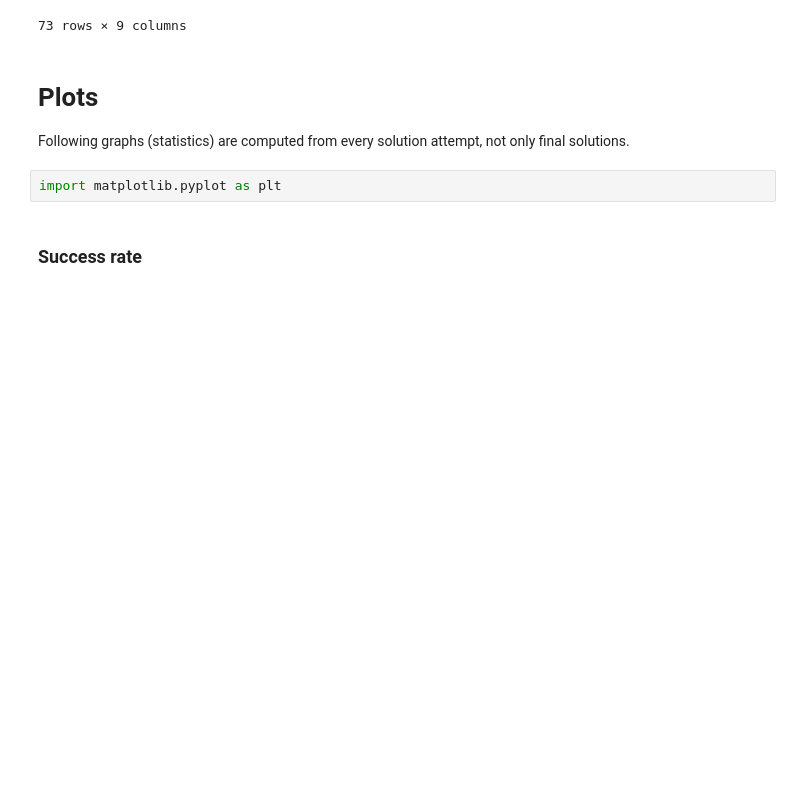
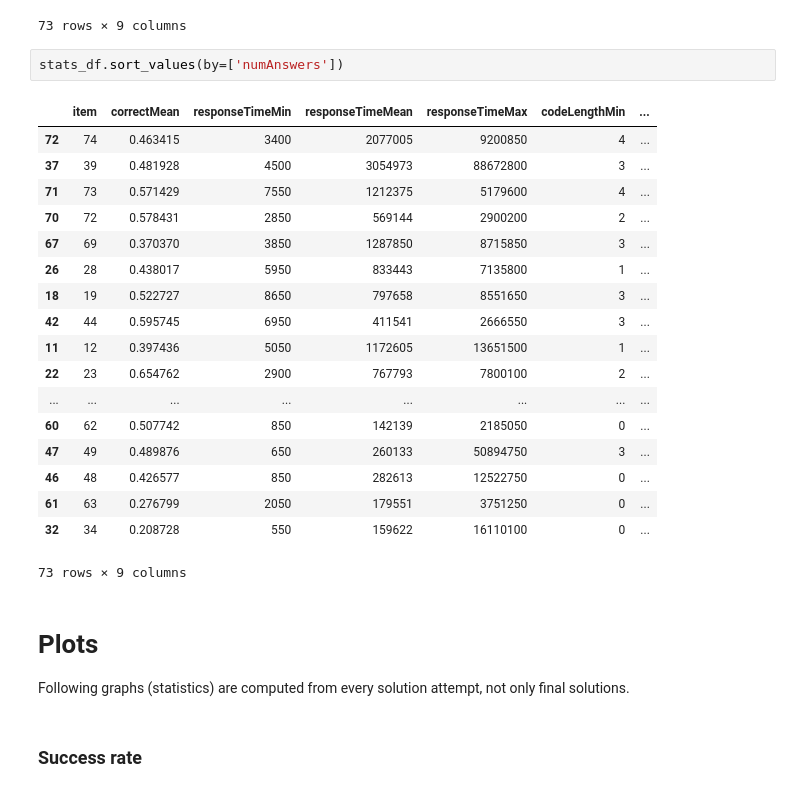
Before and after one commit to rastislavpapco/adaptive-learning-lab, a Jupyter notebook: adaptlearning.ipynb, the cells around one changed output. Saved outputs shown, nothing was run; the diff lists cells and outputs as text; blank space fills up the shorter version.

```diff
--- a/adaptlearning.ipynb
+++ b/adaptlearning.ipynb
@@ -149,11 +161,30 @@ stats_df.sort_values(by=['correctMean'])
 | 54 | 56 | 0.782967 | 5450 | 256034 | 24201150 | 3 | ... |
 | 57 | 59 | 0.785075 | 6750 | 209999 | 2266550 | 2 | ... |
 73 rows × 9 columns
+# %%
+stats_df.sort_values(by=['numAnswers'])
+# %% [output]
+|  | item | correctMean | responseTimeMin | responseTimeMean | responseTimeMax | codeLengthMin | ... |
+| 72 | 74 | 0.463415 | 3400 | 2077005 | 9200850 | 4 | ... |
+| 37 | 39 | 0.481928 | 4500 | 3054973 | 88672800 | 3 | ... |
+| 71 | 73 | 0.571429 | 7550 | 1212375 | 5179600 | 4 | ... |
+| 70 | 72 | 0.578431 | 2850 | 569144 | 2900200 | 2 | ... |
+| 67 | 69 | 0.370370 | 3850 | 1287850 | 8715850 | 3 | ... |
+| 26 | 28 | 0.438017 | 5950 | 833443 | 7135800 | 1 | ... |
+| 18 | 19 | 0.522727 | 8650 | 797658 | 8551650 | 3 | ... |
+| 42 | 44 | 0.595745 | 6950 | 411541 | 2666550 | 3 | ... |
+| 11 | 12 | 0.397436 | 5050 | 1172605 | 13651500 | 1 | ... |
+| 22 | 23 | 0.654762 | 2900 | 767793 | 7800100 | 2 | ... |
+| ... | ... | ... | ... | ... | ... | ... | ... |
+| 60 | 62 | 0.507742 | 850 | 142139 | 2185050 | 0 | ... |
+| 47 | 49 | 0.489876 | 650 | 260133 | 50894750 | 3 | ... |
+| 46 | 48 | 0.426577 | 850 | 282613 | 12522750 | 0 | ... |
+| 61 | 63 | 0.276799 | 2050 | 179551 | 3751250 | 0 | ... |
+| 32 | 34 | 0.208728 | 550 | 159622 | 16110100 | 0 | ... |
+73 rows × 9 columns
 # %% [markdown]
 # Plots
 Following graphs (statistics) are computed from every solution attempt, not only final solutions.
-# %%
-import matplotlib.pyplot as plt
 # %% [markdown]
 ### Success rate
 # %%
```
Also changed, not shown: parts of 31 cells of this notebook.
